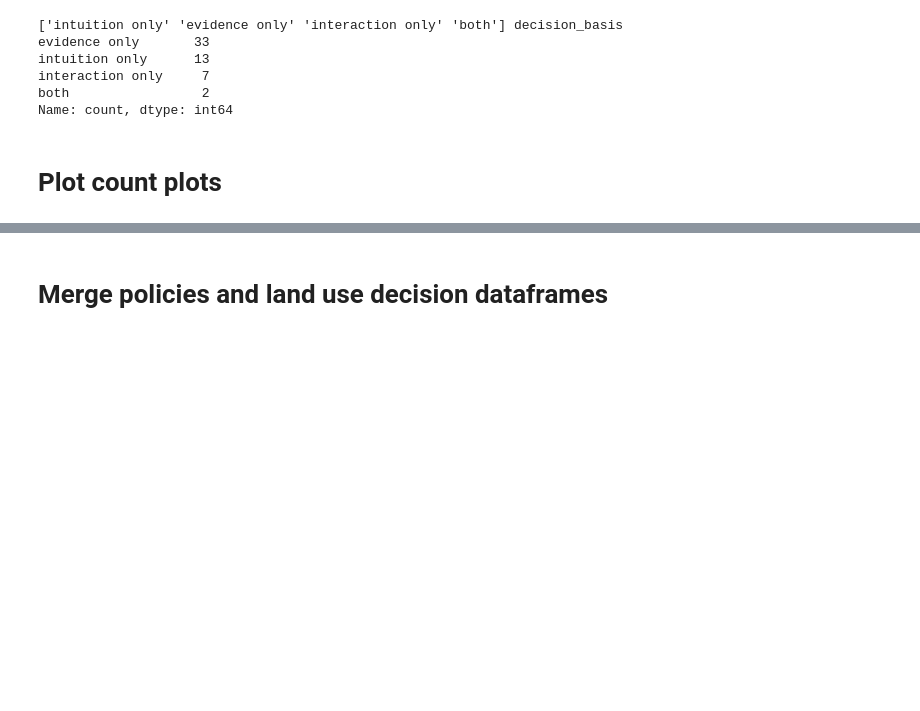
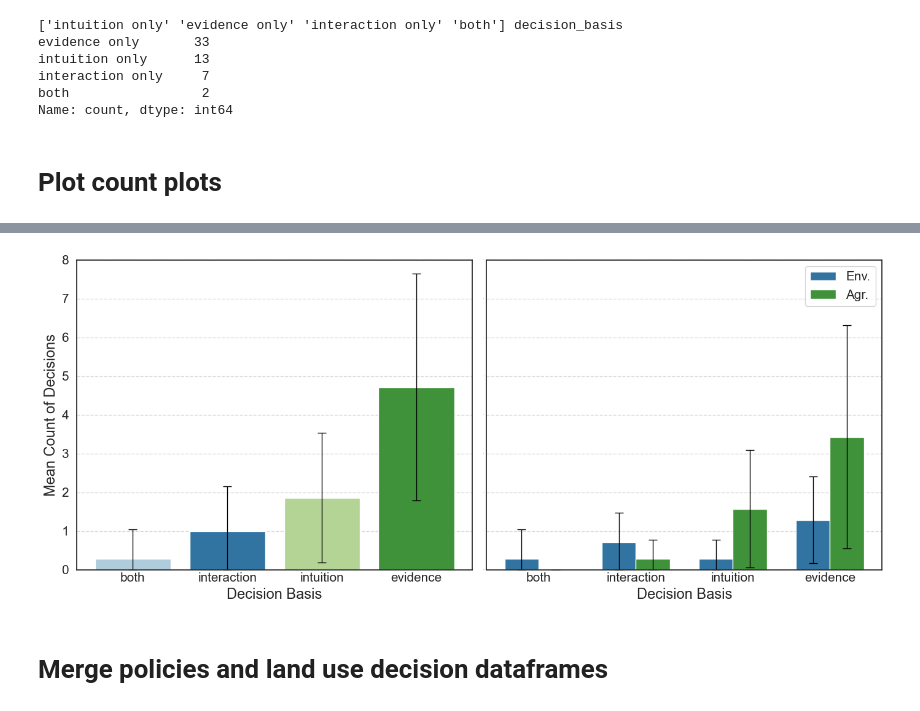
Before and after one commit to giava90/games-and-policy-effectivness, a Jupyter notebook: key_stats_and_rank_correlation_analysis.ipynb, the cells around one changed output, grey strips where cells are left out. Saved outputs shown, nothing was run; the diff lists cells and outputs as text; code cells hidden in the pictures; blank space fills up the shorter version.

```diff
--- a/key_stats_and_rank_correlation_analysis.ipynb
+++ b/key_stats_and_rank_correlation_analysis.ipynb
@@ -142,3 +167,93 @@ sns.countplot(data=policies, x='decision_basis', hue='Issuing agent', order=orde
+# %%
+# Fix naming to save space
+ordered_categories = [x.replace(" only", "") for x in ordered_categories]
+mean_decisions["decision_basis"] = mean_decisions["decision_basis"].apply(
+    lambda x: x.replace(" only", "")
+)
+mean_counts["decision_basis"] = mean_counts["decision_basis"].apply(
+    lambda x: x.replace(" only", "")
+)
+mean_counts["Issuing agent"] = mean_counts["Issuing agent"].replace(
+    {"Envi": 'Env.', "agri": 'Agr.'}
+)
+# %%
+# Combined plot for the paper
+fig, axes = plt.subplots(1, 2, figsize=(14, 6))  # 1 row, 2 columns
+sns.barplot(data=mean_decisions,
+            x='decision_basis',
+            y='mean',
+            palette=colors,
+            errorbar=None,
+            order=ordered_categories,
+            ax=axes[0]
+)
+# Calculate lower errors so they don’t go below 0
+lower_errors = np.minimum(mean_decisions['std'], mean_decisions['mean'])   # can't subtract more than the mean
+upper_errors = mean_decisions['std']                      # upper side unchanged
+yerr = np.vstack([lower_errors, upper_errors])
+axes[0].errorbar(
+    x=range(len(mean_decisions['mean'])),
+    y=mean_decisions['mean'],
+    yerr=yerr,
+    fmt='none',
+    c='black',
+    capsize=5,
+    elinewidth=1
+)
+
+axes[0].set_xlabel('Decision Basis', fontsize=17)
+axes[0].set_ylabel('Mean Count of Decisions', fontsize=17)
+axes[0].tick_params(axis='x', which='both', length=0, width=0.5)
+axes[0].tick_params(axis='both', labelsize=15)
+axes[0].grid(axis='y', linestyle='--', alpha=0.7)
+
+bar_width = 0.7
+sns.barplot(data=mean_counts,
+            x='decision_basis',
+            y='mean',
+            hue='Issuing agent',
+            order=ordered_categories,
+            palette=[colors[1], colors[3]],
+            ax=axes[1],
+            width=bar_width)
+# Calculate lower errors so they don’t go below 0
+lower_errors = np.minimum(mean_counts['std'], mean_counts['mean'])   # can't subtract more than the mean
+upper_errors = mean_counts['std']                      # upper side unchanged
+yerr = np.vstack([lower_errors, upper_errors])
+# reorder the data to match the order of the bars
+mean_counts = mean_counts.sort_values(by='decision_basis', key=lambda x: x.map({cat: i for i, cat in enumerate(ordered_categories)}))
+
+# Positions of the errorbars
+off_set = bar_width/4
+x = [i+off_set for i in range(len(ordered_categories))]+[i-off_set for i in range(len(ordered_categories))]
+x= np.sort(x)
+
+# adding the error bars
+axes[1].errorbar(
+    x=x,
+    y=mean_counts['mean'],
+    yerr=yerr,
+    fmt='none',
+    c='black',
+    capsize=5,
+    elinewidth=1
+)
+
+axes[1].set_xlabel('Decision Basis', fontsize=17)
+axes[1].set_ylabel('', fontsize=17)
+axes[1].tick_params(axis='both', which='both', length=0, width=0.5)
+axes[1].tick_params(axis='x', labelsize=15)
+axes[1].tick_params(axis='y', labelsize=0)
+axes[1].grid(axis='y', linestyle='--', alpha=0.7)
+axes[0].set_ylim(0, 8)
+axes[1].set_ylim(0, 8)
+axes[1].legend(fontsize=15)
+
+
+plt.tight_layout()
+plt.show()
+# %% [output]
+[figure, added]
 # %%
 policy_long = policies.melt(id_vars=['GameID', 'Round', 'Issuing agent', 'target_group', 'policy type', 'decision_basis'],
                             value_vars=['target_land_use_1', 'target_land_use_2', 'target_land_use_3', 'target_land_use_4'],
```
Also changed, not shown: parts of 5 cells of this notebook, 1 other file.
